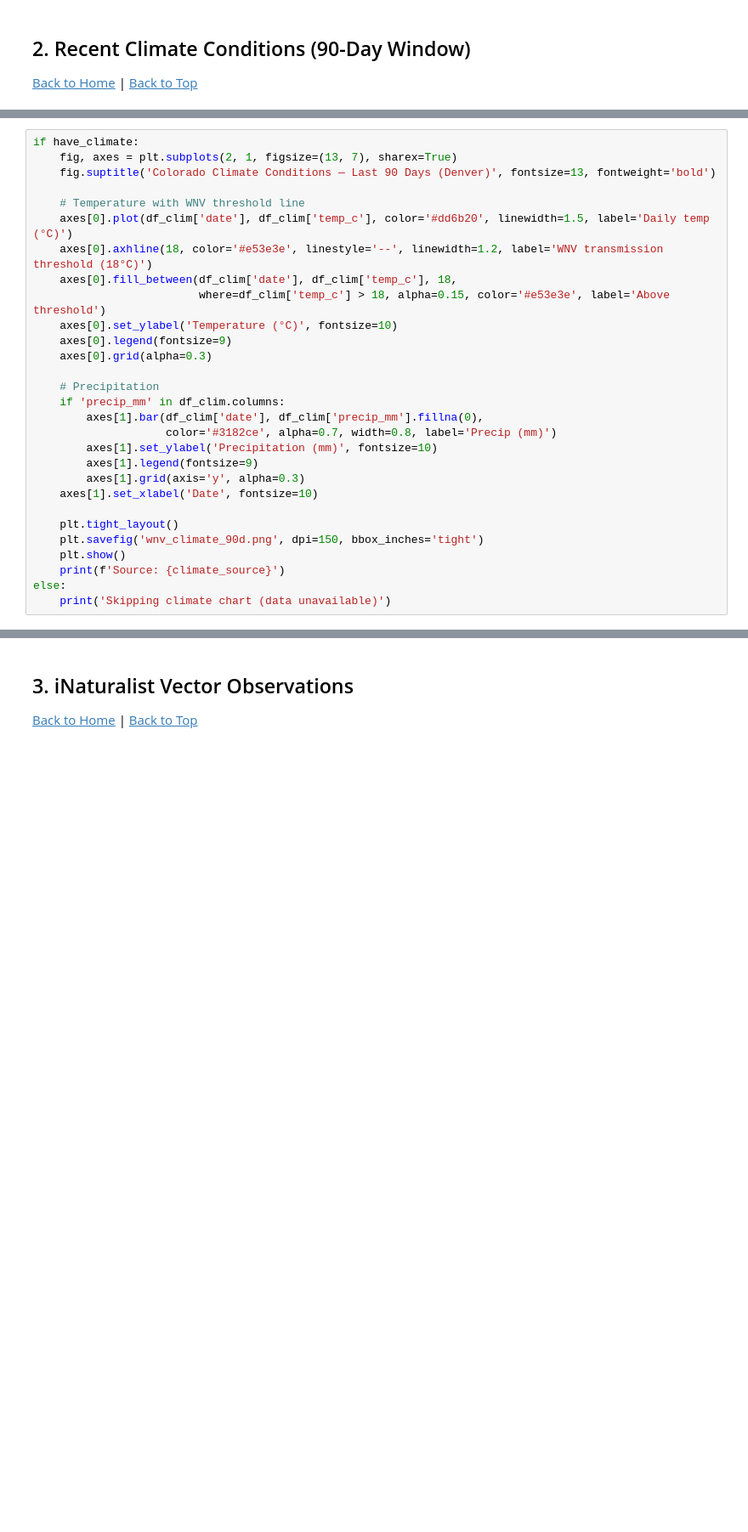
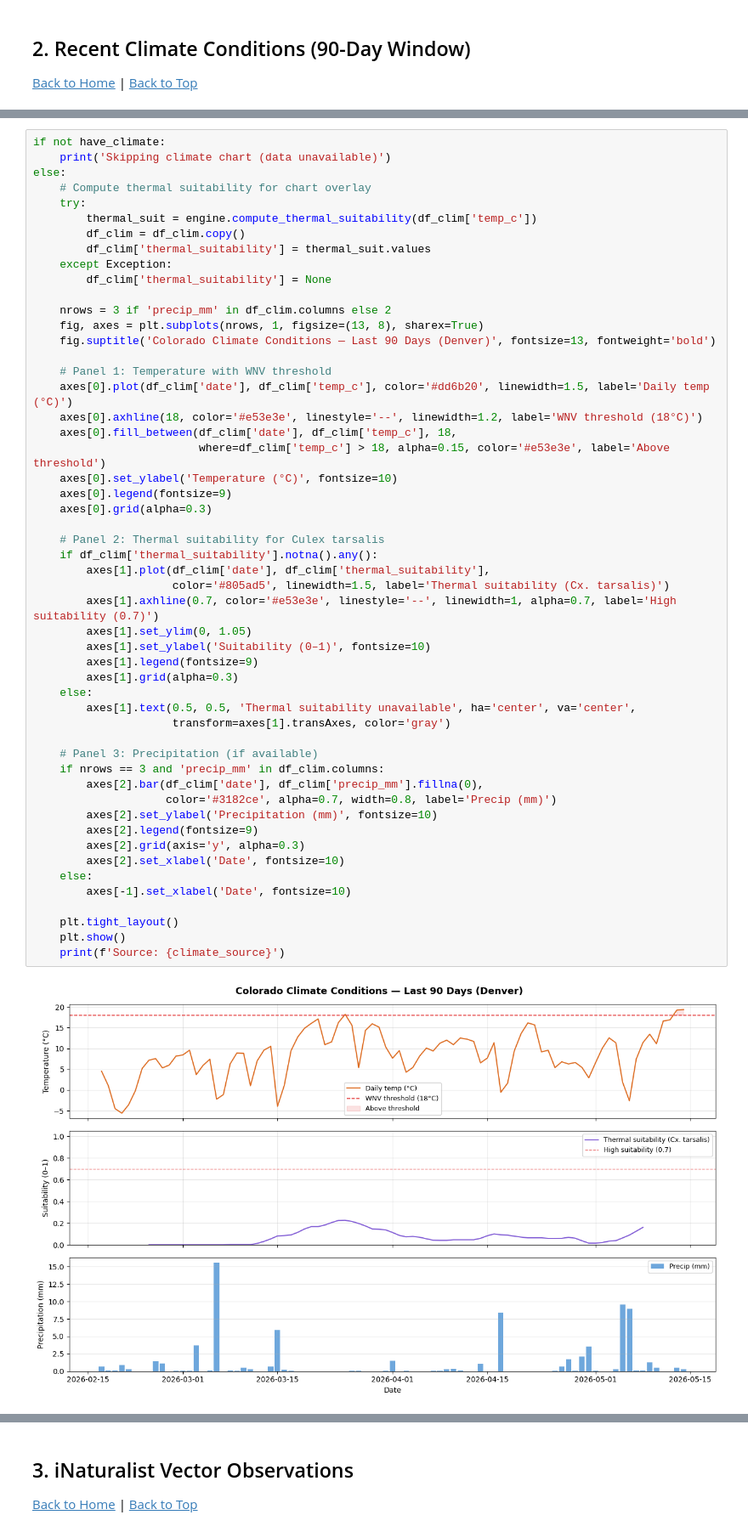
Before and after one commit to mgifford/aedesproject-uif, a Jupyter notebook: notebooks/01_west_nile_virus_surveillance.ipynb, the cells around one changed output, grey strips where cells are left out. Shown at 85% size. Cells and saved outputs as stored; diff of their text form; blank space fills up the shorter version.

```diff
--- a/notebooks/01_west_nile_virus_surveillance.ipynb
+++ b/notebooks/01_west_nile_virus_surveillance.ipynb
@@ -478,29 +657,54 @@ NameError: name 'load_json' is not defined
 # %%
-if have_climate:
-    fig, axes = plt.subplots(2, 1, figsize=(13, 7), sharex=True)
+if not have_climate:
+    print('Skipping climate chart (data unavailable)')
+else:
+    # Compute thermal suitability for chart overlay
+    try:
+        thermal_suit = engine.compute_thermal_suitability(df_clim['temp_c'])
+        df_clim = df_clim.copy()
+        df_clim['thermal_suitability'] = thermal_suit.values
+    except Exception:
+        df_clim['thermal_suitability'] = None
+
+    nrows = 3 if 'precip_mm' in df_clim.columns else 2
+    fig, axes = plt.subplots(nrows, 1, figsize=(13, 8), sharex=True)
     fig.suptitle('Colorado Climate Conditions — Last 90 Days (Denver)', fontsize=13, fontweight='bold')
 
-    # Temperature with WNV threshold line
+    # Panel 1: Temperature with WNV threshold
     axes[0].plot(df_clim['date'], df_clim['temp_c'], color='#dd6b20', linewidth=1.5, label='Daily temp (°C)')
-    axes[0].axhline(18, color='#e53e3e', linestyle='--', linewidth=1.2, label='WNV transmission threshold (18°C)')
+    axes[0].axhline(18, color='#e53e3e', linestyle='--', linewidth=1.2, label='WNV threshold (18°C)')
     axes[0].fill_between(df_clim['date'], df_clim['temp_c'], 18,
                          where=df_clim['temp_c'] > 18, alpha=0.15, color='#e53e3e', label='Above threshold')
     axes[0].set_ylabel('Temperature (°C)', fontsize=10)
     axes[0].legend(fontsize=9)
     axes[0].grid(alpha=0.3)
 
-    # Precipitation
-    if 'precip_mm' in df_clim.columns:
-        axes[1].bar(df_clim['date'], df_clim['precip_mm'].fillna(0),
+    # Panel 2: Thermal suitability for Culex tarsalis
+    if df_clim['thermal_suitability'].notna().any():
+        axes[1].plot(df_clim['date'], df_clim['thermal_suitability'],
+                     color='#805ad5', linewidth=1.5, label='Thermal suitability (Cx. tarsalis)')
+        axes[1].axhline(0.7, color='#e53e3e', linestyle='--', linewidth=1, alpha=0.7, label='High suitability (0.7)')
+        axes[1].set_ylim(0, 1.05)
+        axes[1].set_ylabel('Suitability (0–1)', fontsize=10)
+        axes[1].legend(fontsize=9)
+        axes[1].grid(alpha=0.3)
+    else:
+        axes[1].text(0.5, 0.5, 'Thermal suitability unavailable', ha='center', va='center',
+                     transform=axes[1].transAxes, color='gray')
+
+    # Panel 3: Precipitation (if available)
+    if nrows == 3 and 'precip_mm' in df_clim.columns:
+        axes[2].bar(df_clim['date'], df_clim['precip_mm'].fillna(0),
                     color='#3182ce', alpha=0.7, width=0.8, label='Precip (mm)')
-        axes[1].set_ylabel('Precipitation (mm)', fontsize=10)
-        axes[1].legend(fontsize=9)
-        axes[1].grid(axis='y', alpha=0.3)
-    axes[1].set_xlabel('Date', fontsize=10)
+        axes[2].set_ylabel('Precipitation (mm)', fontsize=10)
+        axes[2].legend(fontsize=9)
+        axes[2].grid(axis='y', alpha=0.3)
+        axes[2].set_xlabel('Date', fontsize=10)
+    else:
+        axes[-1].set_xlabel('Date', fontsize=10)
 
     plt.tight_layout()
-    plt.savefig('wnv_climate_90d.png', dpi=150, bbox_inches='tight')
     plt.show()
     print(f'Source: {climate_source}')
-else:
-    print('Skipping climate chart (data unavailable)')
+# %% [output]
+[figure, added]
```
Also changed, not shown: parts of 11 cells of this notebook.
